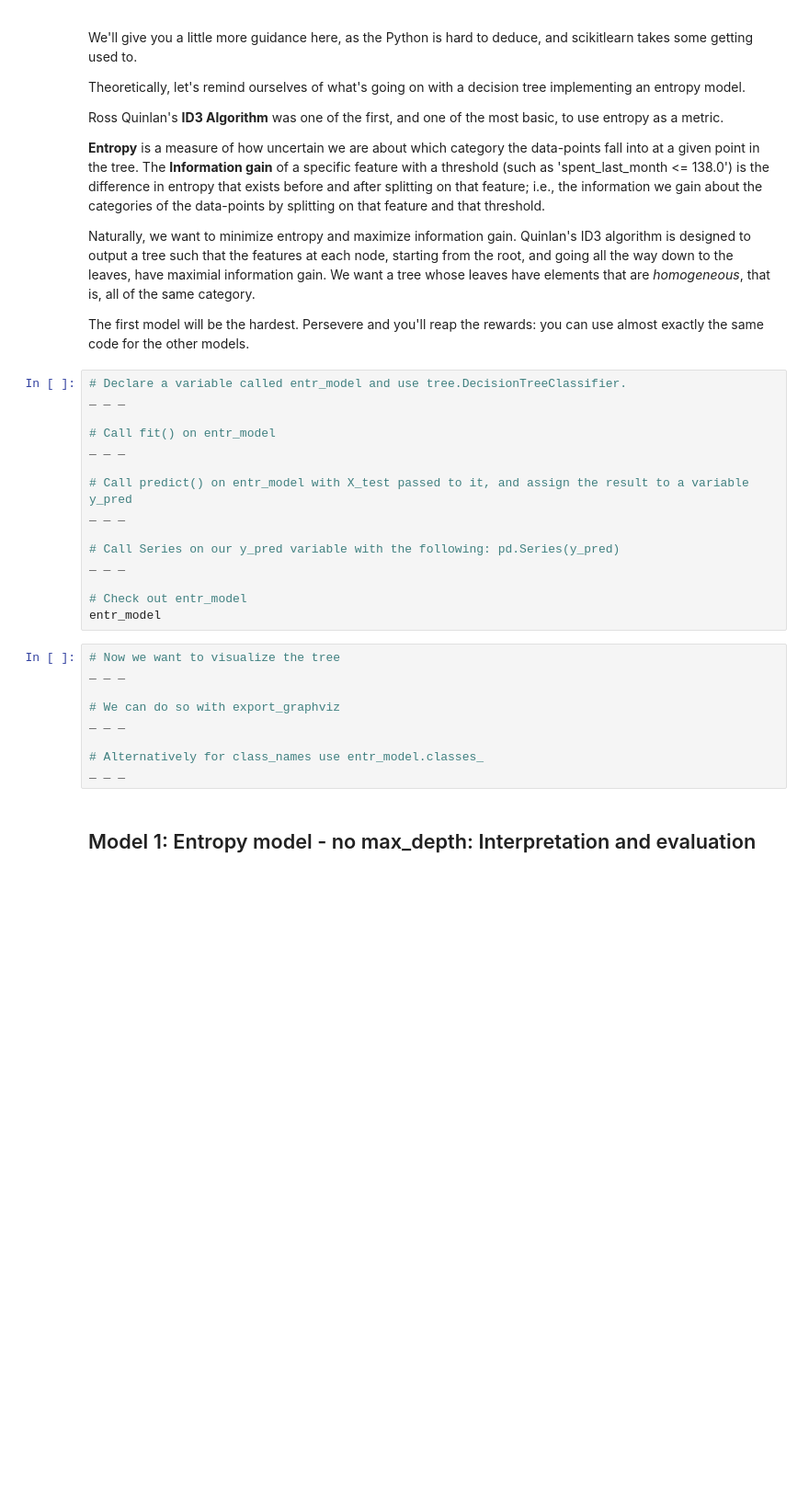
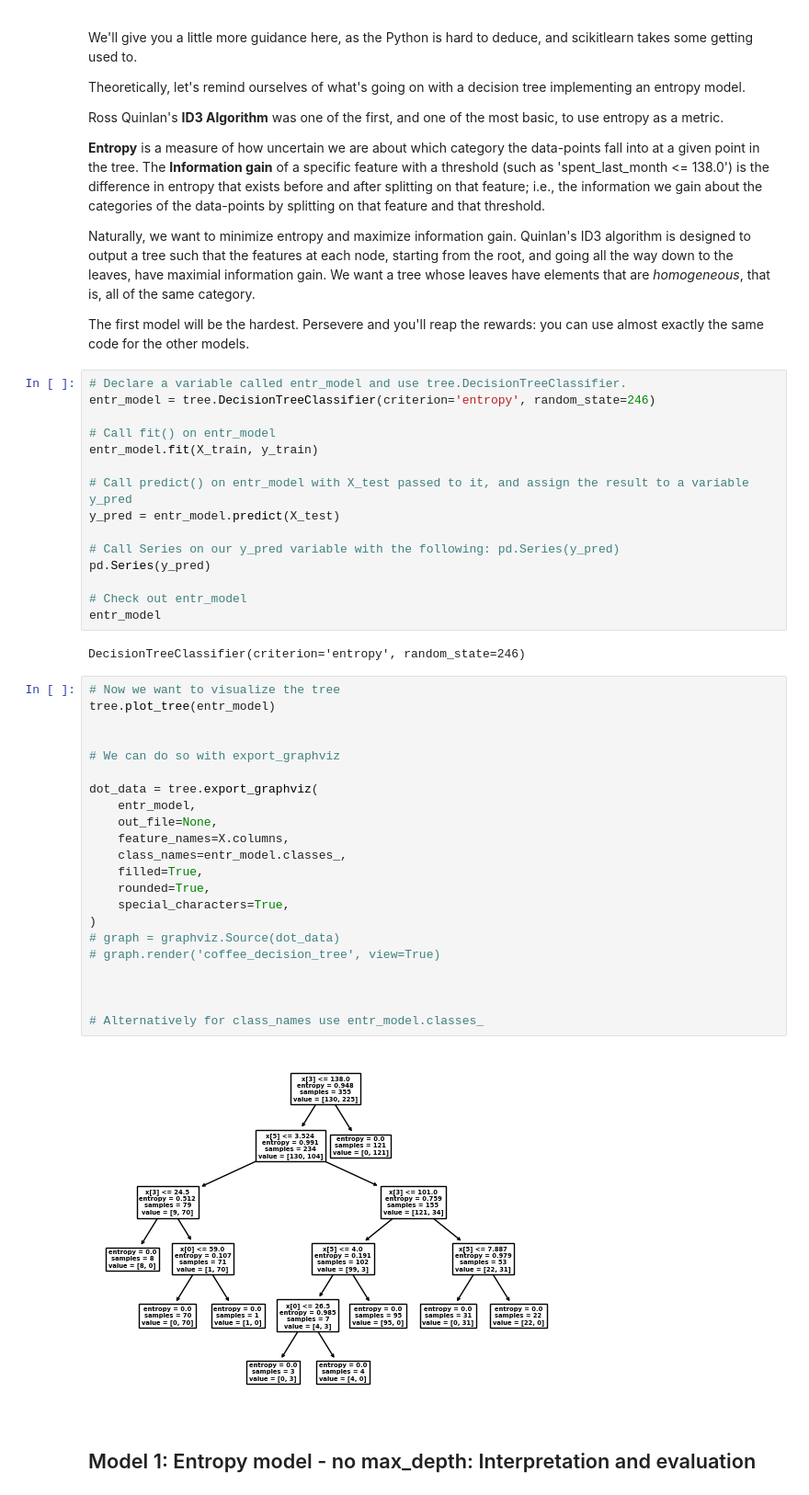
Before and after one commit to jonnross88/Springboard, a Jupyter notebook: u14_supervised_learning/Decision Tree Specialty Coffee Case Study/Springboard Decision Tree Specialty Coffee Case Study - Tier 3.ipynb, the cells around one changed output. Shown: that part at 92% size. Cells and saved outputs as stored; diff of their text form; blank space fills up the shorter version.

Commit message:
finished model 1

```diff
--- a/u14_supervised_learning/Decision Tree Specialty Coffee Case Study/Springboard Decision Tree Specialty Coffee Case Study - Tier 3.ipynb
+++ b/u14_supervised_learning/Decision Tree Specialty Coffee Case Study/Springboard Decision Tree Specialty Coffee Case Study - Tier 3.ipynb
@@ -384,28 +353,45 @@ Naturally, we want to minimize entropy and maximize information gain. Quinlan's
 The first model will be the hardest. Persevere and you'll reap the rewards: you can use almost exactly the same code for the other models.
 # %%
 # Declare a variable called entr_model and use tree.DecisionTreeClassifier.
-_ _ _
+entr_model = tree.DecisionTreeClassifier(criterion='entropy', random_state=246)
 
 # Call fit() on entr_model
-_ _ _
+entr_model.fit(X_train, y_train)
 
 # Call predict() on entr_model with X_test passed to it, and assign the result to a variable y_pred
-_ _ _
+y_pred = entr_model.predict(X_test)
 
 # Call Series on our y_pred variable with the following: pd.Series(y_pred)
-_ _ _
+pd.Series(y_pred)
 
 # Check out entr_model
 entr_model
+# %% [output]
+DecisionTreeClassifier(criterion='entropy', random_state=246)
 # %%
 # Now we want to visualize the tree
-_ _ _
+tree.plot_tree(entr_model)
+
 
 # We can do so with export_graphviz
-_ _ _
+
+dot_data = tree.export_graphviz(
+    entr_model,
+    out_file=None,
+    feature_names=X.columns,
+    class_names=entr_model.classes_,
+    filled=True,
+    rounded=True,
+    special_characters=True,
+)
+# graph = graphviz.Source(dot_data)
+# graph.render('coffee_decision_tree', view=True)
+
+
 
 # Alternatively for class_names use entr_model.classes_
-_ _ _
+# %% [output]
+[figure, added]
 # %% [markdown]
 ## Model 1: Entropy model - no max_depth: Interpretation and evaluation
 # %%
```
Also changed, not shown: parts of 5 cells of this notebook, 2 other files.
